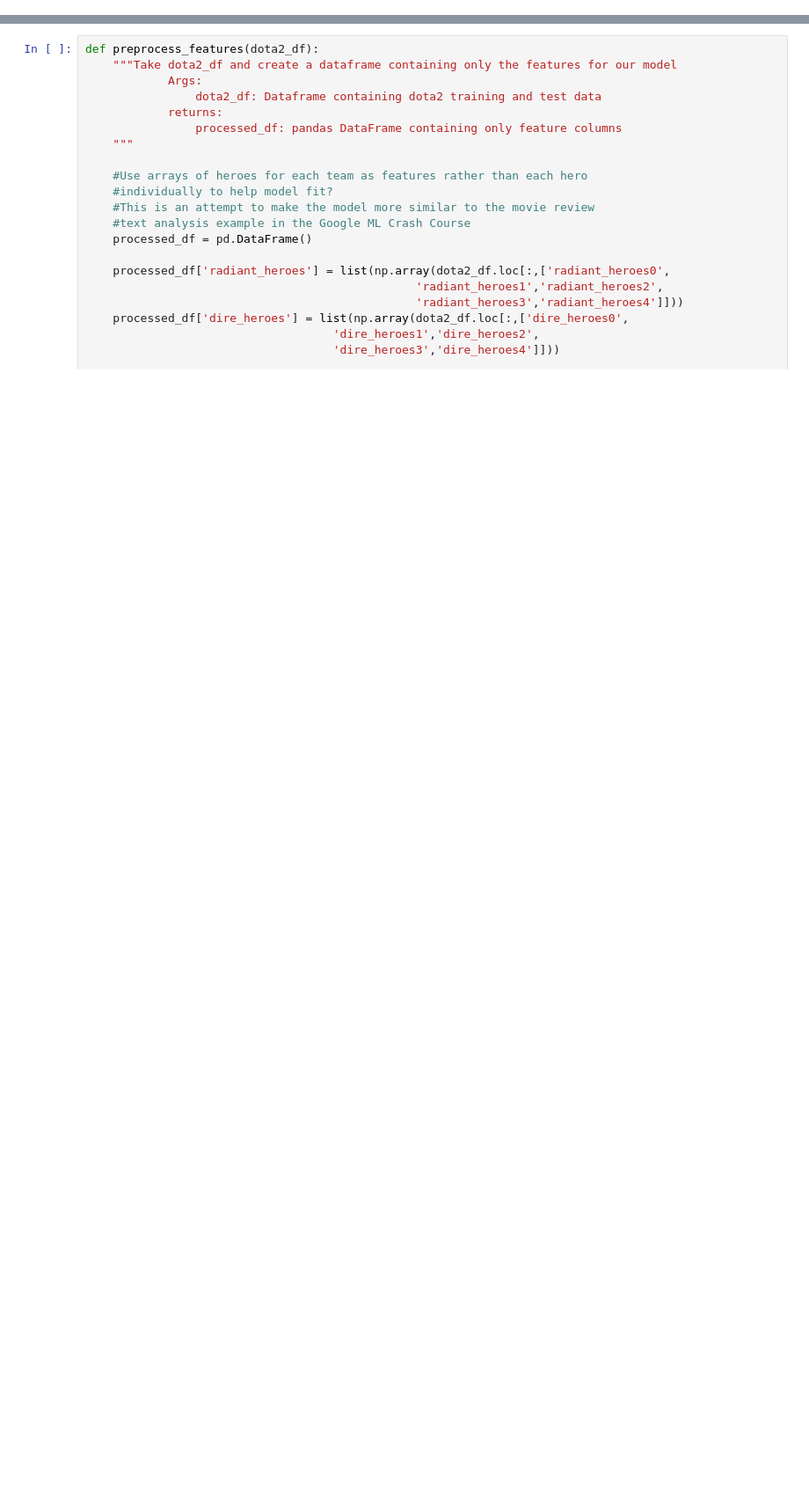
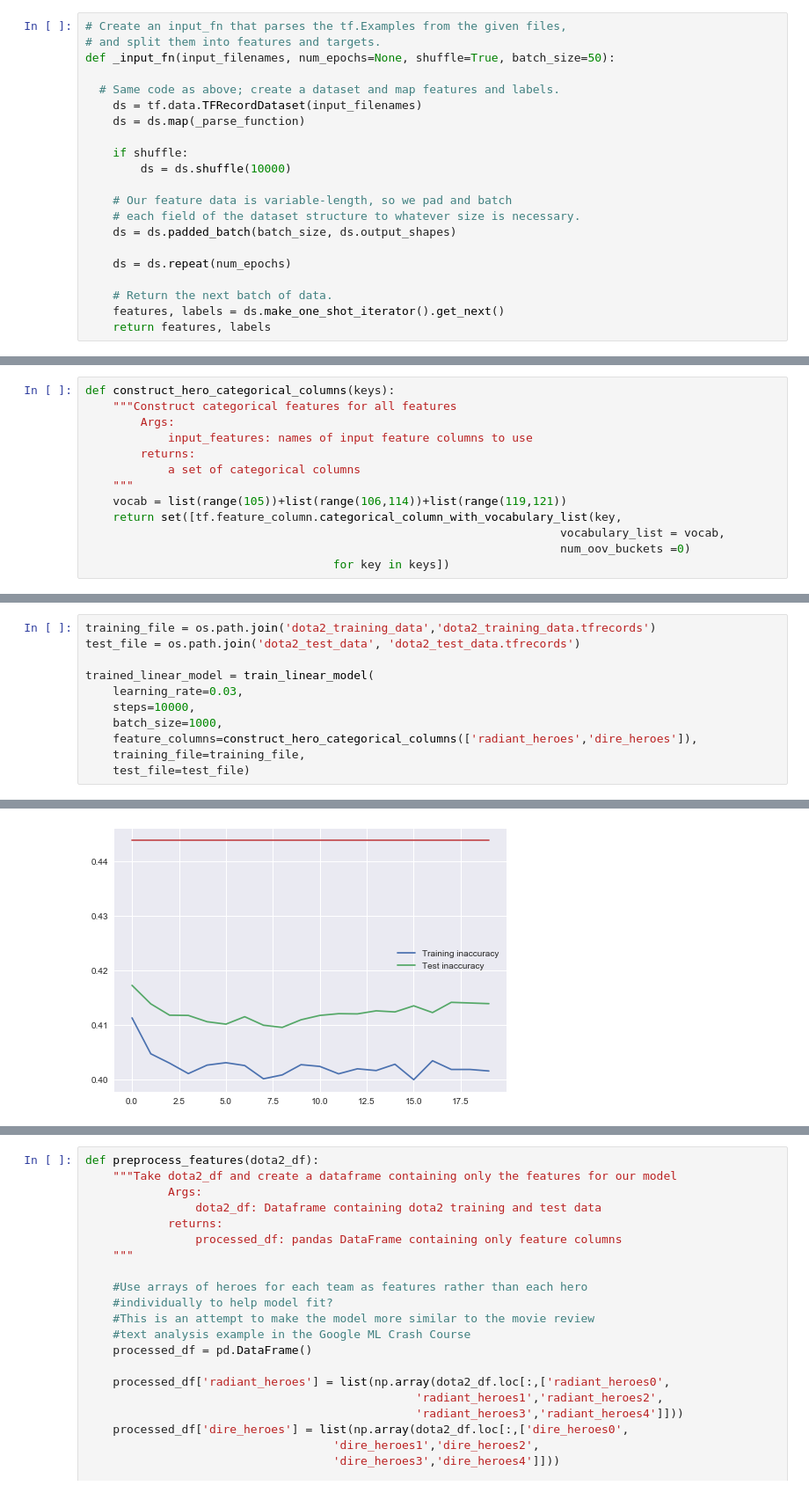
Before and after one commit to JoshEZiegler/MLProjects, a Jupyter notebook: Dota2Project/Dota2MachineLearning.ipynb, the cells around one changed output, grey strips where cells are left out. Shown: that part at 88% size. Saved outputs shown, nothing was run; the diff lists cells and outputs as text; blank space fills up the shorter version.

Commit message:
embedding layer stuff and new data

```diff
--- a/Dota2Project/Dota2MachineLearning.ipynb
+++ b/Dota2Project/Dota2MachineLearning.ipynb
@@ -33,0 +92,21 @@ dota2_df.describe()
+# %%
+# Create an input_fn that parses the tf.Examples from the given files,
+# and split them into features and targets.
+def _input_fn(input_filenames, num_epochs=None, shuffle=True, batch_size=50):
+
+  # Same code as above; create a dataset and map features and labels.
+    ds = tf.data.TFRecordDataset(input_filenames)
+    ds = ds.map(_parse_function)
+
+    if shuffle:
+        ds = ds.shuffle(10000)
+
+    # Our feature data is variable-length, so we pad and batch
+    # each field of the dataset structure to whatever size is necessary.
+    ds = ds.padded_batch(batch_size, ds.output_shapes)
+
+    ds = ds.repeat(num_epochs)
+
+    # Return the next batch of data.
+    features, labels = ds.make_one_shot_iterator().get_next()
+    return features, labels
@@ -33,0 +115,13 @@ dota2_df.describe()
+# %%
+def construct_hero_categorical_columns(keys):
+    """Construct categorical features for all features
+        Args:
+            input_features: names of input feature columns to use
+        returns:
+            a set of categorical columns
+    """
+    vocab = list(range(105))+list(range(106,114))+list(range(119,121))
+    return set([tf.feature_column.categorical_column_with_vocabulary_list(key,
+                                                                     vocabulary_list = vocab,
+                                                                     num_oov_buckets =0)
+                                    for key in keys])
@@ -33,0 +210,12 @@ dota2_df.describe()
+# %%
+training_file = os.path.join('dota2_training_data','dota2_training_data.tfrecords')
+test_file = os.path.join('dota2_test_data', 'dota2_test_data.tfrecords')
+
+trained_linear_model = train_linear_model(
+    learning_rate=0.03,
+    steps=10000,
+    batch_size=1000,
+    feature_columns=construct_hero_categorical_columns(['radiant_heroes','dire_heroes']),
+    training_file=training_file,
+    test_file=test_file)
+# %% [output]
@@ -33,0 +239 @@ dota2_df.describe()
+[figure, added]
```
Also changed, not shown: parts of 47 cells of this notebook, 11 other files.
